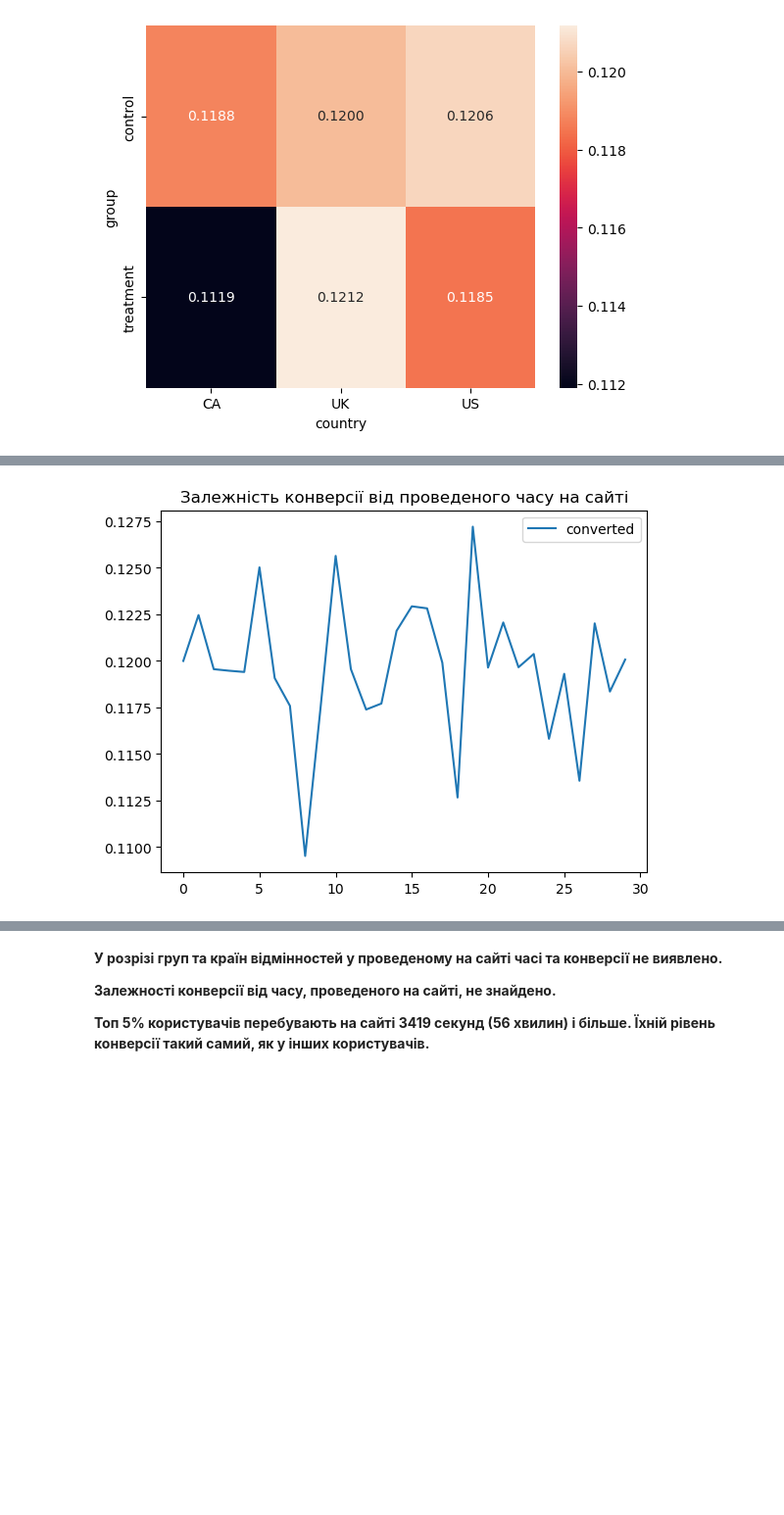
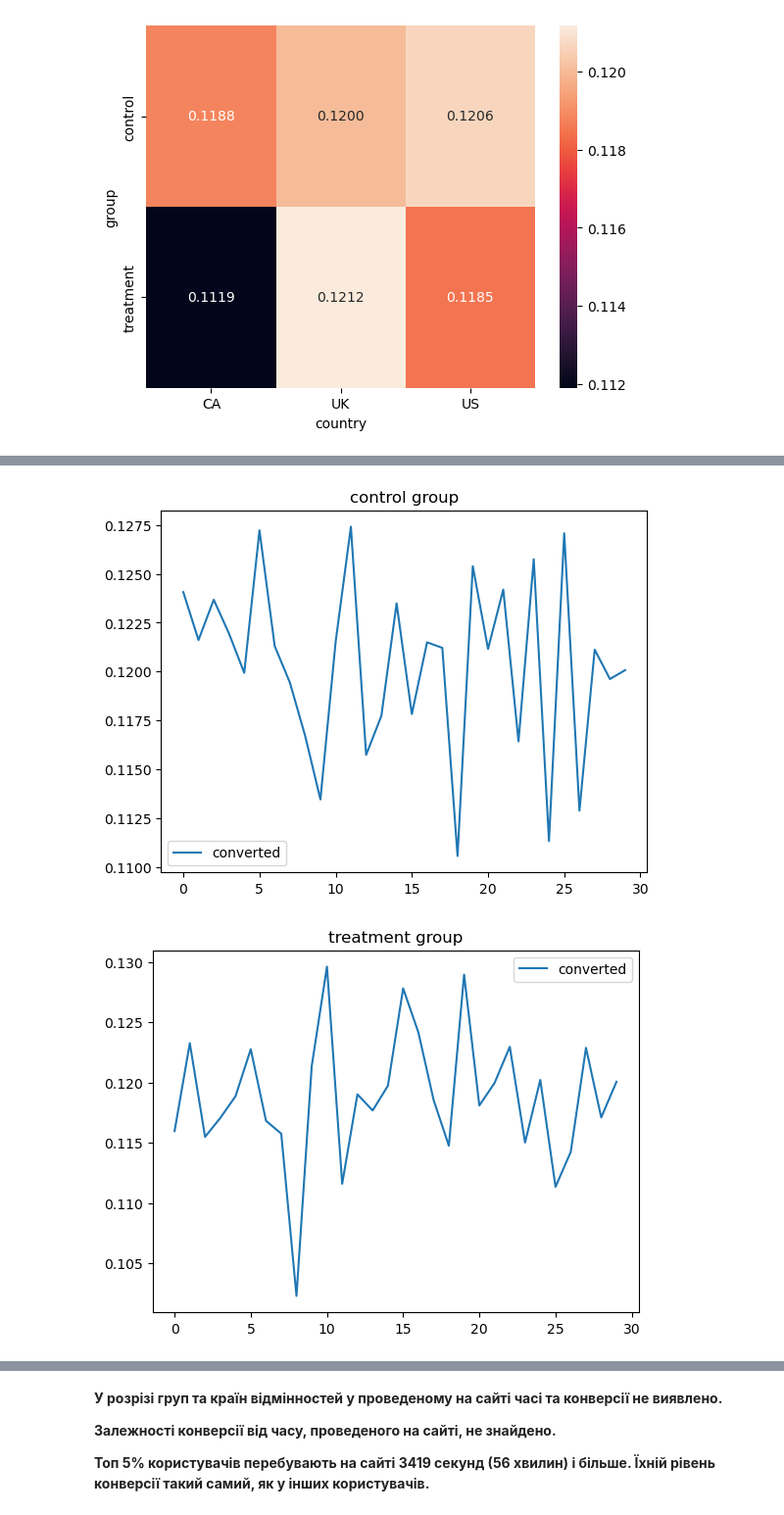
Before and after one commit to dkolesov95/exploratory_data_analysis, a Jupyter notebook: ecommerce_ab_testing/ecommerce_ab_testing.ipynb, the cells around one changed output, grey strips where cells are left out. Shown at 98% size. Cells and saved outputs as stored; diff of their text form; code cells hidden in the pictures; blank space fills up the shorter version.

```diff
--- a/ecommerce_ab_testing/ecommerce_ab_testing.ipynb
+++ b/ecommerce_ab_testing/ecommerce_ab_testing.ipynb
@@ -327,8 +346,13 @@ sns.heatmap(pt, annot=True, fmt='.4f')
 # %%
+# Залежність конверсії від проведеного часу на сайті
+
 df['timestamp_bins'] = pd.qcut(df['timestamp_s'], 30)
 
-df.groupby('timestamp_bins')['converted'].mean().reset_index().plot()
-plt.title('Залежність конверсії від проведеного часу на сайті')
-plt.show();
+for i in ['control', 'treatment']:
+    df[df['group'] == i].groupby('timestamp_bins')['converted'].mean().reset_index().plot()
+
+    plt.title(f'{i} group')
+    plt.show();
 # %% [output]
-[figure, old version]
+[figure, new version]
+[figure, added]
```
Also changed, not shown: parts of 10 cells of this notebook.
